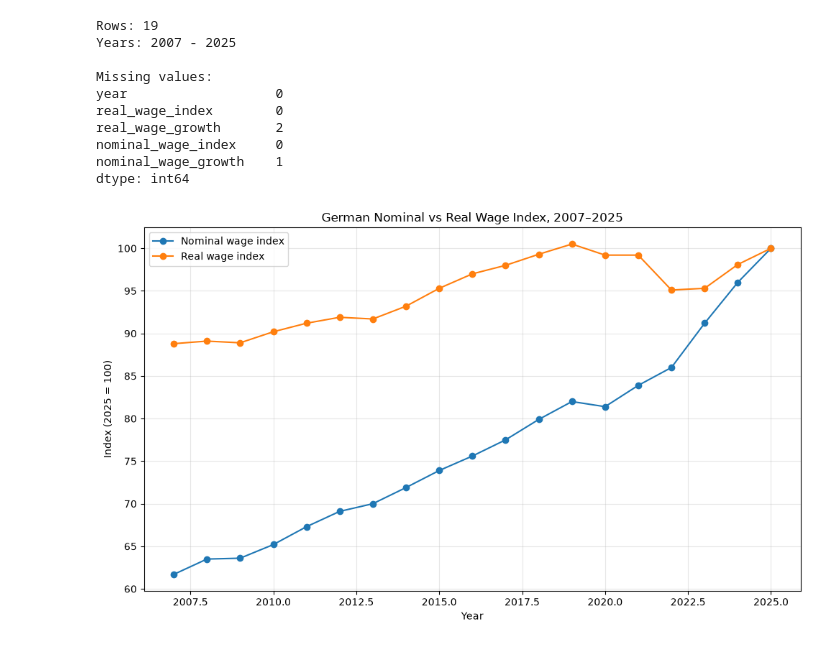
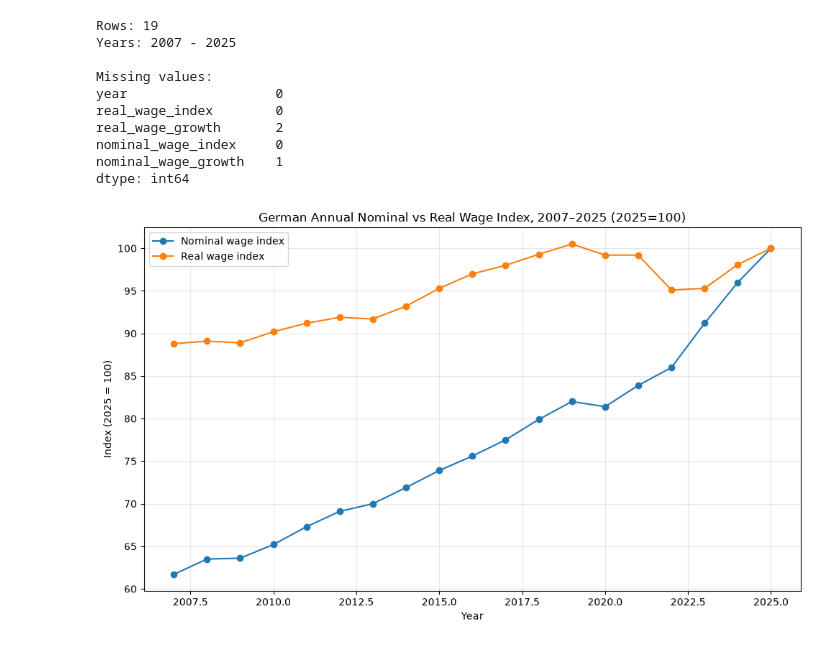
Before and after one commit to yt10zehn/German-Labor-Market-Analytics, a Jupyter notebook: notebooks/01_wages.ipynb, the cells around one changed output. Cells and saved outputs as stored; diff of their text form; code cells hidden in the pictures.

Commit message:
plot annual and quarterly nominal vs real wage growth

```diff
--- a/notebooks/01_wages.ipynb
+++ b/notebooks/01_wages.ipynb
@@ -259,31 +306,38 @@ nominal_wage_index     0
 nominal_wage_growth    1
 dtype: int64
 # %%
-import matplotlib.pyplot as plt
+
 
 plt.figure(figsize=(10, 6))
 
 plt.plot(
     df_raw["year"],
     df_raw["nominal_wage_index"],
     marker="o",
     label="Nominal wage index"
 )
 
 plt.plot(
     df_raw["year"],
     df_raw["real_wage_index"],
     marker="o",
     label="Real wage index"
 )
 
-plt.title("German Nominal vs Real Wage Index, 2007–2025")
+plt.title("German Annual Nominal vs Real Wage Index, 2007–2025 (2025=100)")
 plt.xlabel("Year")
 plt.ylabel("Index (2025 = 100)")
 plt.legend()
 plt.grid(True, alpha=0.3)
 
 plt.tight_layout()
+
+plt.savefig(
+    "../figures/annualy_nominal_vs_real_wage_2007_2025.png",
+    dpi=300,
+    bbox_inches="tight"
+)
+
 plt.show()
 # %% [output]
-[figure, old version]
+[figure, new version]
```
Also changed, not shown: parts of 45 cells of this notebook, 16 other files.
